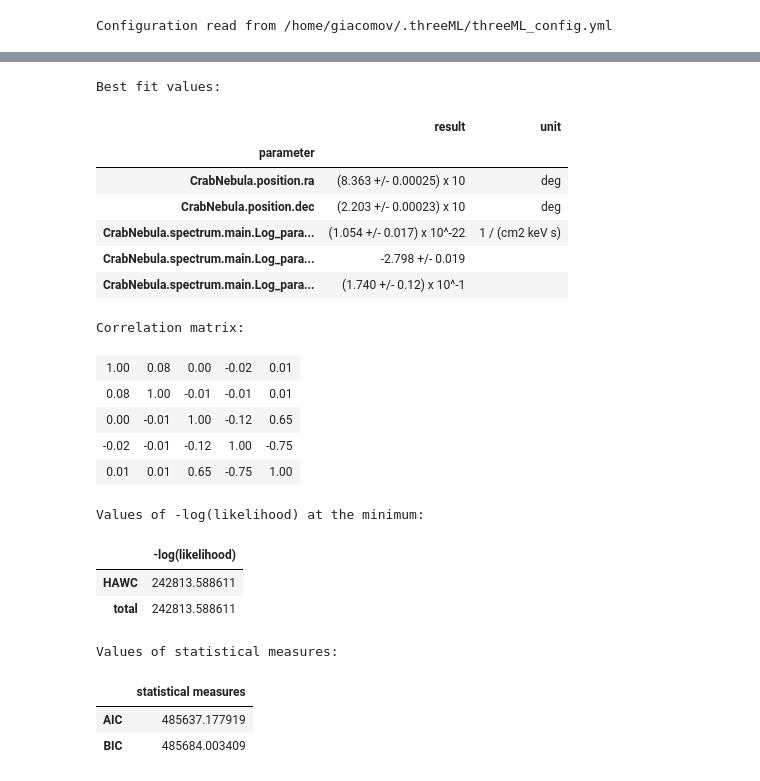
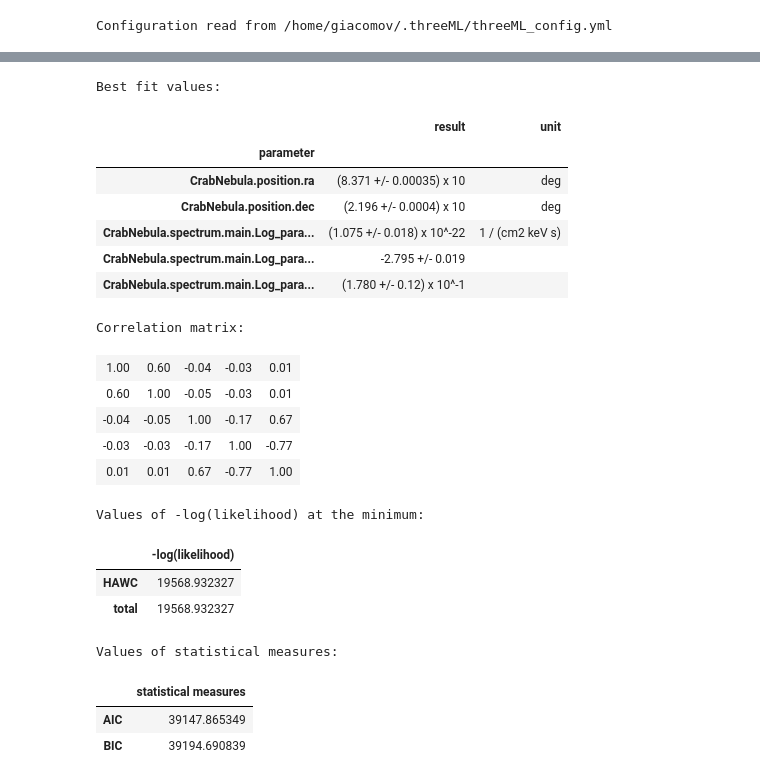
Before and after one commit to threeML/hawc_hal, a Jupyter notebook: notebooks/test_like.ipynb, the cells around one changed output, grey strips where cells are left out. Drawn from its saved outputs; the diff is of its cells as text; code cells hidden in the pictures.

```diff
--- a/notebooks/test_like.ipynb
+++ b/notebooks/test_like.ipynb
@@ -14,13 +14,12 @@ Configuration read from /home/giacomov/.threeML/threeML_config.yml
 # %%
 ra_crab, dec_crab = 83.633083, 22.014500
 
-roi = HealpixConeROI(3.0, 8.0, ra=ra_crab, dec=dec_crab)
+roi = HealpixConeROI(3.0, 12.0, ra=ra_crab, dec=dec_crab)
 
 hawc = HAL("HAWC",
                   "/home/giacomov/science/hawc/data/maptree_1024.root",
                   "/home/giacomov/science/hawc/data/response.root",
-                  roi,
-                  0.17)
+                  roi)
 
 hawc.set_active_measurements(1, 9)
 
@@ -143,39 +145,43 @@ param.loc[(slice(None), ['CrabNebula.spectrum.main.Log_parabola.alpha']), 'value
 # %%
 source.position.ra.free = True
 source.position.dec.free = True
 
-jl.set_minimizer("ROOT")
+jl.set_minimizer("minuit")
 
-best_fit, like_frame = jl.fit()
+command = """jl.fit()"""
+cProfile.runctx( command, globals(), locals(), filename="freepos.profile" )
+
+
+#best_fit, like_frame = jl.fit()
 
 # CrabNebula.position.ra	(8.362 +/- 0.00026) x 10	deg
 # CrabNebula.position.dec	(2.202 +/- 0.00024) x 10	deg
 # CrabNebula.spectrum.main.Log_parabola.K	(9.970 +/- 0.17) x 10^-23	1 / (cm2 keV s)
 # CrabNebula.spectrum.main.Log_parabola.alpha	-2.798 +/- 0.021
 # CrabNebula.spectrum.main.Log_parabola.beta	(1.590 +/- 0.13) x 10^-1
 # %% [output]
 Best fit values:
 |  | result | unit |
 | parameter |  |  |
-| CrabNebula.position.ra | (8.363 +/- 0.00025) x 10 | deg |
-| CrabNebula.position.dec | (2.203 +/- 0.00023) x 10 | deg |
-| CrabNebula.spectrum.main.Log_para... | (1.054 +/- 0.017) x 10^-22 | 1 / (cm2 keV s) |
-| CrabNebula.spectrum.main.Log_para... | -2.798 +/- 0.019 |  |
-| CrabNebula.spectrum.main.Log_para... | (1.740 +/- 0.12) x 10^-1 |  |
+| CrabNebula.position.ra | (8.371 +/- 0.00035) x 10 | deg |
+| CrabNebula.position.dec | (2.196 +/- 0.0004) x 10 | deg |
+| CrabNebula.spectrum.main.Log_para... | (1.075 +/- 0.018) x 10^-22 | 1 / (cm2 keV s) |
+| CrabNebula.spectrum.main.Log_para... | -2.795 +/- 0.019 |  |
+| CrabNebula.spectrum.main.Log_para... | (1.780 +/- 0.12) x 10^-1 |  |
 Correlation matrix:
-| 1.00 | 0.08 | 0.00 | -0.02 | 0.01 |
-| 0.08 | 1.00 | -0.01 | -0.01 | 0.01 |
-| 0.00 | -0.01 | 1.00 | -0.12 | 0.65 |
-| -0.02 | -0.01 | -0.12 | 1.00 | -0.75 |
-| 0.01 | 0.01 | 0.65 | -0.75 | 1.00 |
+| 1.00 | 0.60 | -0.04 | -0.03 | 0.01 |
+| 0.60 | 1.00 | -0.05 | -0.03 | 0.01 |
+| -0.04 | -0.05 | 1.00 | -0.17 | 0.67 |
+| -0.03 | -0.03 | -0.17 | 1.00 | -0.77 |
+| 0.01 | 0.01 | 0.67 | -0.77 | 1.00 |
 Values of -log(likelihood) at the minimum:
 |  | -log(likelihood) |
-| HAWC | 242813.588611 |
-| total | 242813.588611 |
+| HAWC | 19568.932327 |
+| total | 19568.932327 |
 Values of statistical measures:
 |  | statistical measures |
-| AIC | 485637.177919 |
-| BIC | 485684.003409 |
+| AIC | 39147.865349 |
+| BIC | 39194.690839 |
 # %%
 _ = jl.get_errors()
 
```
Also changed, not shown: parts of 14 cells of this notebook, 23 other files.
